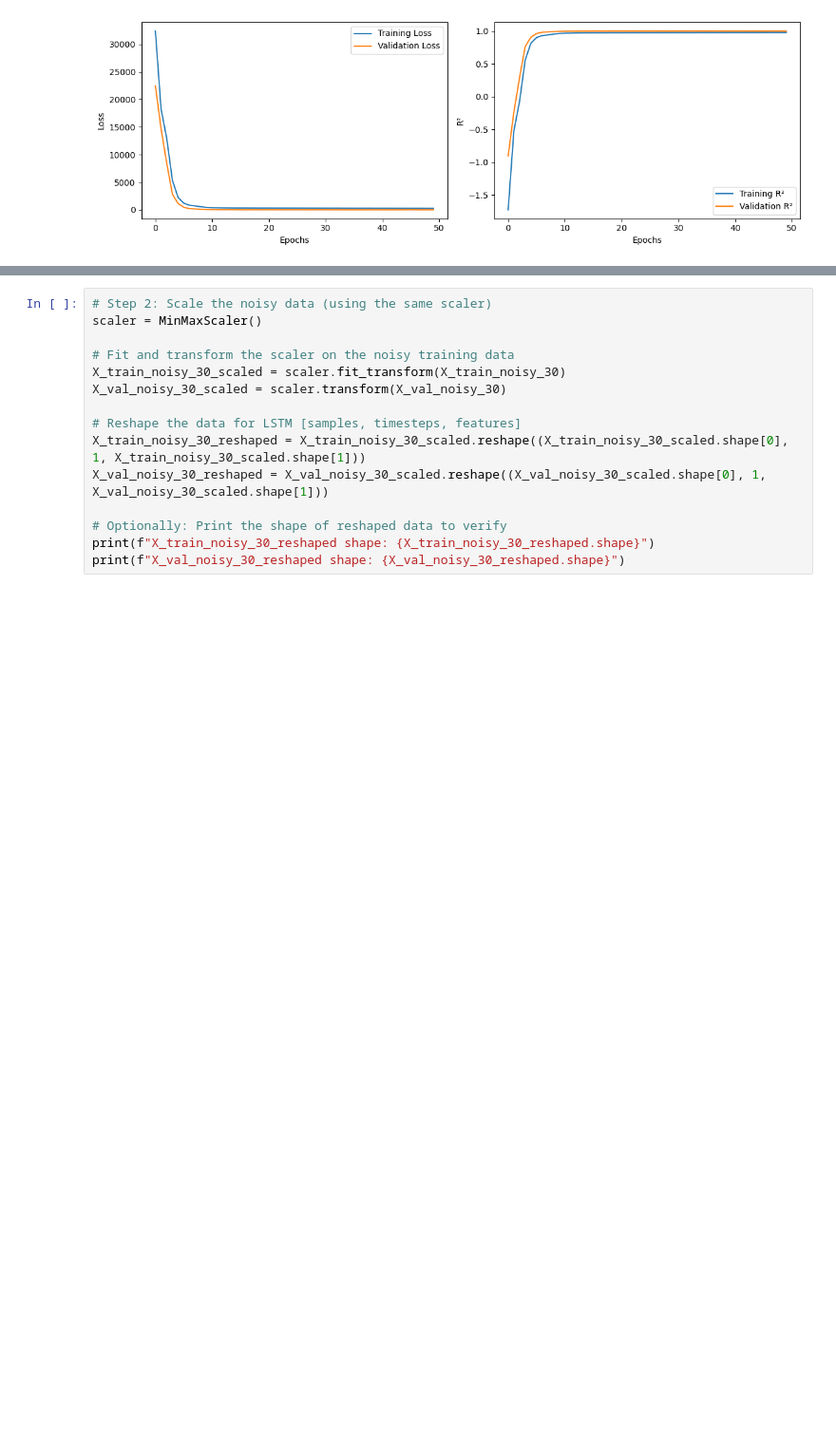
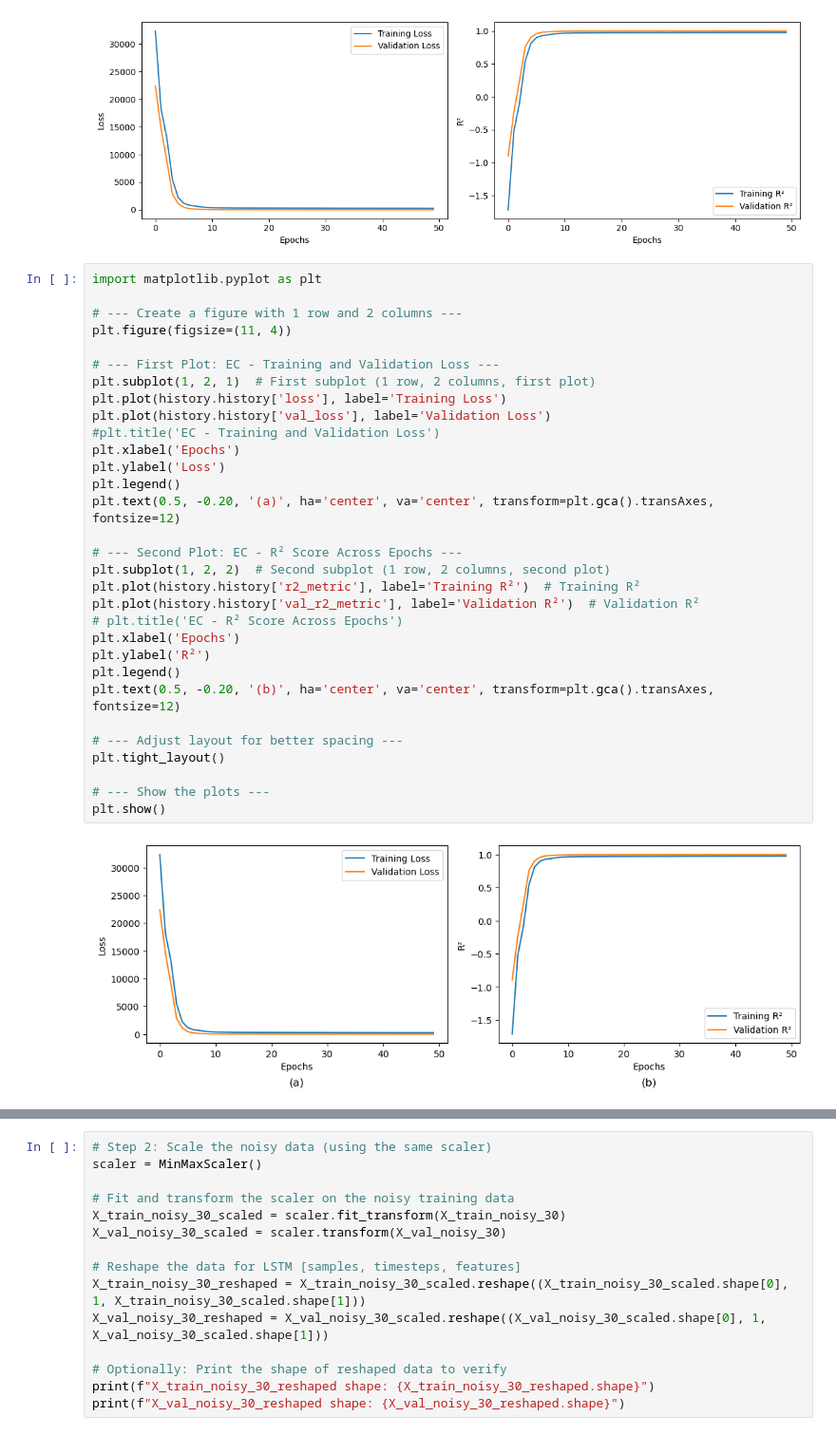
Before and after one commit to shahid3167/Hybrid-DL-BHA-Approach-for-Energy-and-Anomaly-in-Smart-City-Applications, a Jupyter notebook: Source Code/Hybrid_With_LSTM_BHA.ipynb, the cells around one changed output, grey strips where cells are left out. Shown at 95% size. Drawn from its saved outputs; the diff is of its cells as text; blank space fills up the shorter version.

```diff
--- a/Source Code/Hybrid_With_LSTM_BHA.ipynb
+++ b/Source Code/Hybrid_With_LSTM_BHA.ipynb
@@ -233,6 +233,39 @@ plt.tight_layout()
 plt.show()
 # %% [output]
 [figure]
+# %%
+import matplotlib.pyplot as plt
+
+# --- Create a figure with 1 row and 2 columns ---
+plt.figure(figsize=(11, 4))
+
+# --- First Plot: EC - Training and Validation Loss ---
+plt.subplot(1, 2, 1)  # First subplot (1 row, 2 columns, first plot)
+plt.plot(history.history['loss'], label='Training Loss')
+plt.plot(history.history['val_loss'], label='Validation Loss')
+#plt.title('EC - Training and Validation Loss')
+plt.xlabel('Epochs')
+plt.ylabel('Loss')
+plt.legend()
+plt.text(0.5, -0.20, '(a)', ha='center', va='center', transform=plt.gca().transAxes, fontsize=12)
+
+# --- Second Plot: EC - R² Score Across Epochs ---
+plt.subplot(1, 2, 2)  # Second subplot (1 row, 2 columns, second plot)
+plt.plot(history.history['r2_metric'], label='Training R²')  # Training R²
+plt.plot(history.history['val_r2_metric'], label='Validation R²')  # Validation R²
+# plt.title('EC - R² Score Across Epochs')
+plt.xlabel('Epochs')
+plt.ylabel('R²')
+plt.legend()
+plt.text(0.5, -0.20, '(b)', ha='center', va='center', transform=plt.gca().transAxes, fontsize=12)
+
+# --- Adjust layout for better spacing ---
+plt.tight_layout()
+
+# --- Show the plots ---
+plt.show()
+# %% [output]
+[figure, added]
 # %%
 # Store the final evaluation results in history
 history_dict = history.history
```
Also changed, not shown: parts of 24 cells of this notebook.
